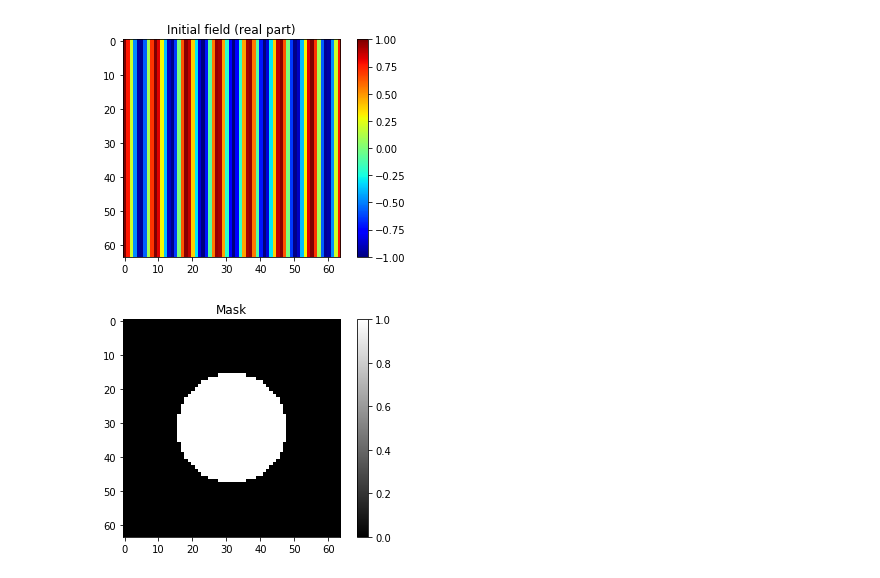
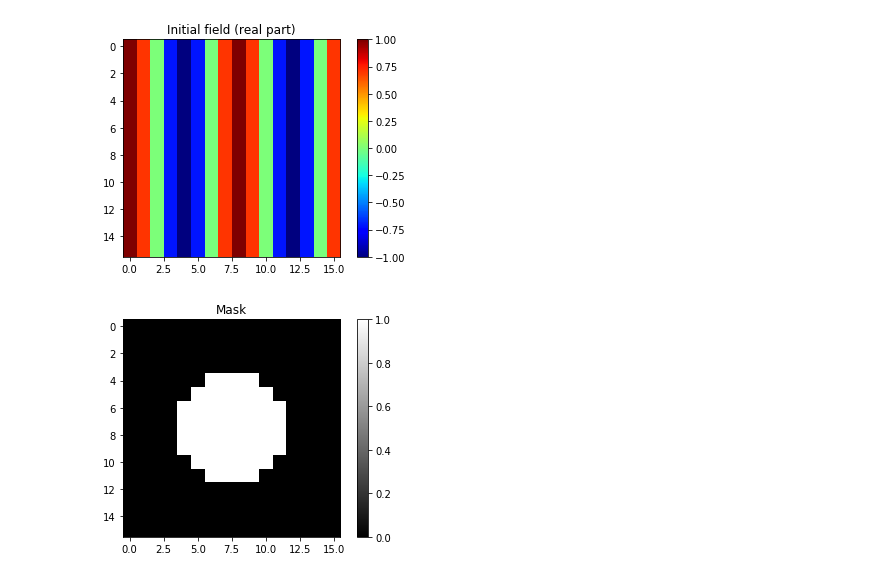
Before and after one commit to archilless/Minin, a Jupyter notebook: project.ipynb, the cells around one changed output. Saved outputs shown, nothing was run; the diff lists cells and outputs as text; code cells hidden in the pictures.

```diff
--- a/project.ipynb
+++ b/project.ipynb
@@ -73,37 +73,37 @@ def matvec(x,eps,k):
     #print(x)
     size = x.shape[0]
     chi = k**2*(eps - 1)
     return x-G_matvec(x*chi,k)
 
 def old_matvec(x,mask,k,e):
     eps = get_eps_from_mask(e,mask)
     return matvec(x,eps,k)
 
 def visualize(data,title = "",cmap='jet',):
     plt.title(title)
     neg = plt.imshow(data, cmap=cmap, interpolation='none')
     plt.colorbar(neg)
     plt.show()
 
 
 
 def solve(E,eps0,eps1):
     return E
 
 
-size = 64
+size = 16
 e = 2.25
-k  = 2*np.pi/(size/7)
+k  = 2*np.pi/(size/2)
 F = get_plane_wave(1,k,size)
 mask = circular_mask(size)
 eps = get_eps_from_mask(e,mask)
 visualize(F.real,"Initial field (real part)")
 #mask = rectangle_mask(size)
 mask = circular_mask(size)
 visualize(mask,"Mask","gray")
 # %% [output]
-[figure, old version]
+[figure, new version]
-[figure, old version]
+[figure, new version]
 # %%
 import scipy.sparse.linalg as spla
 import inspect
```
Also changed, not shown: parts of 2 cells of this notebook.
